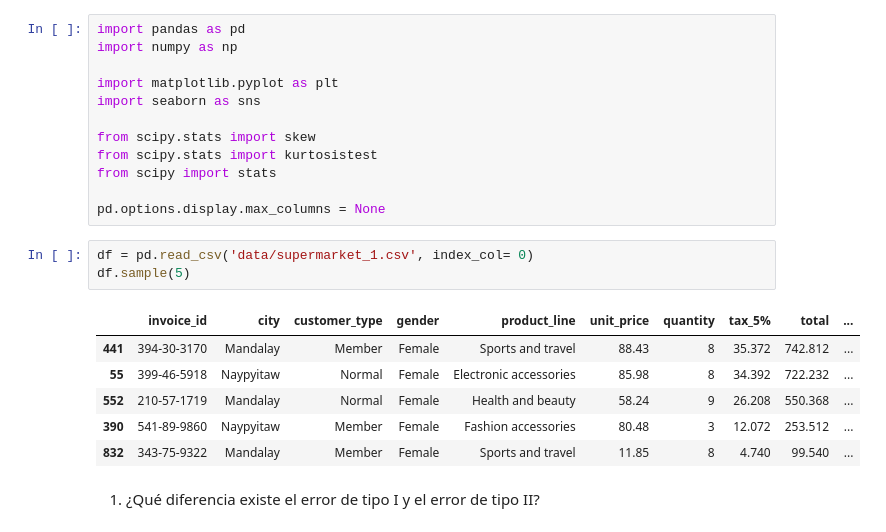
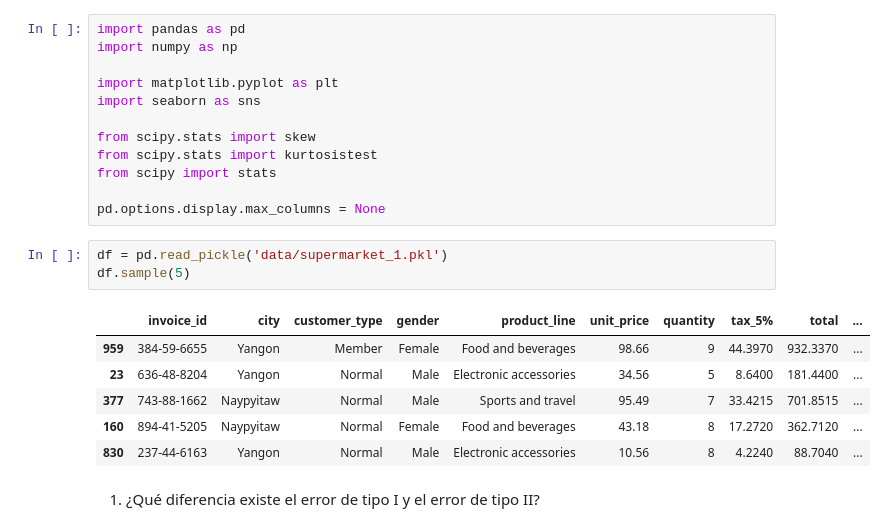
Before and after one commit to NataliaBarquin/Adalab_Pair_programming_5_machine_learning, a Jupyter notebook: Pair_ML2_Test_Estadisticos.ipynb, the cells around one changed output. Drawn from its saved outputs; the diff is of its cells as text.

```diff
--- a/Pair_ML2_Test_Estadisticos.ipynb
+++ b/Pair_ML2_Test_Estadisticos.ipynb
@@ -16,15 +16,15 @@ from scipy import stats
 
 pd.options.display.max_columns = None
 # %%
-df = pd.read_csv('data/supermarket_1.csv', index_col= 0)
+df = pd.read_pickle('data/supermarket_1.pkl')
 df.sample(5)
 # %% [output]
 |  | invoice_id | city | customer_type | gender | product_line | unit_price | quantity | tax_5% | total | ... |
-| 441 | 394-30-3170 | Mandalay | Member | Female | Sports and travel | 88.43 | 8 | 35.372 | 742.812 | ... |
-| 55 | 399-46-5918 | Naypyitaw | Normal | Female | Electronic accessories | 85.98 | 8 | 34.392 | 722.232 | ... |
-| 552 | 210-57-1719 | Mandalay | Normal | Female | Health and beauty | 58.24 | 9 | 26.208 | 550.368 | ... |
-| 390 | 541-89-9860 | Naypyitaw | Member | Female | Fashion accessories | 80.48 | 3 | 12.072 | 253.512 | ... |
-| 832 | 343-75-9322 | Mandalay | Member | Female | Sports and travel | 11.85 | 8 | 4.740 | 99.540 | ... |
+| 959 | 384-59-6655 | Yangon | Member | Female | Food and beverages | 98.66 | 9 | 44.3970 | 932.3370 | ... |
+| 23 | 636-48-8204 | Yangon | Normal | Male | Electronic accessories | 34.56 | 5 | 8.6400 | 181.4400 | ... |
+| 377 | 743-88-1662 | Naypyitaw | Normal | Male | Sports and travel | 95.49 | 7 | 33.4215 | 701.8515 | ... |
+| 160 | 894-41-5205 | Naypyitaw | Normal | Female | Food and beverages | 43.18 | 8 | 17.2720 | 362.7120 | ... |
+| 830 | 237-44-6163 | Yangon | Normal | Male | Electronic accessories | 10.56 | 8 | 4.2240 | 88.7040 | ... |
 # %% [markdown]
 1. ¿Qué diferencia existe el error de tipo I y el error de tipo II?
 # %% [markdown]
```
Also changed, not shown: parts of 3 cells of this notebook, 6 other files.
